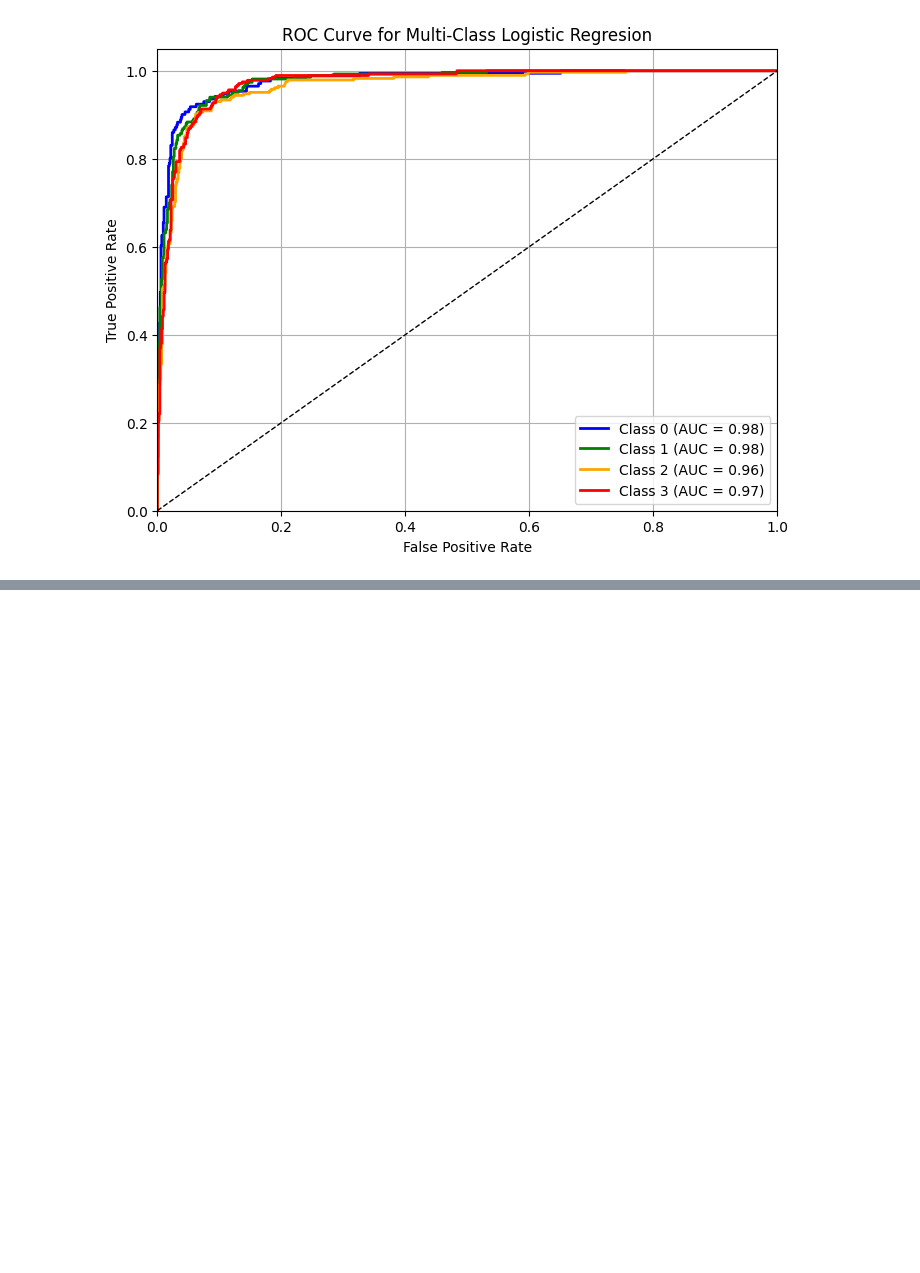
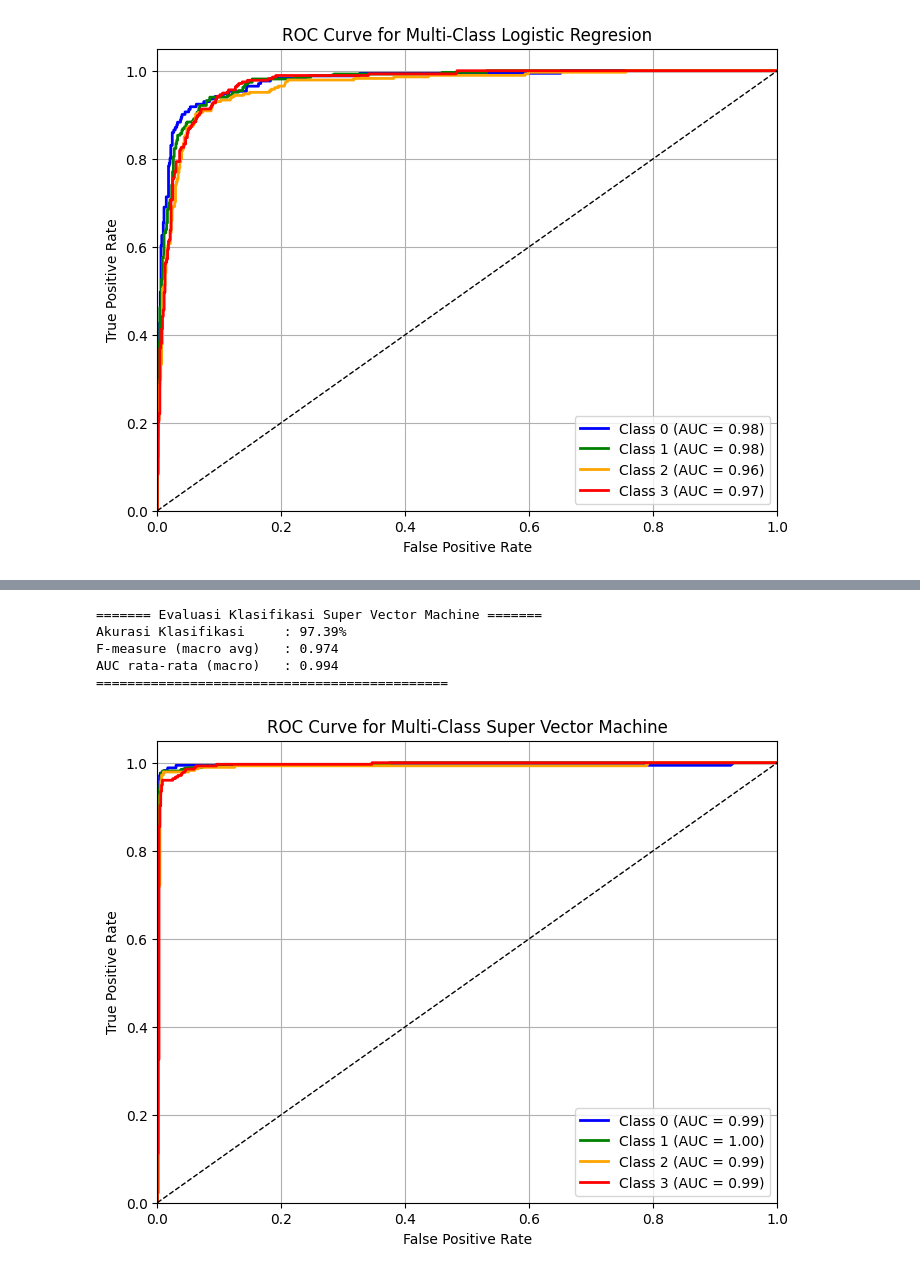
Before and after one commit to NelsonRichieRichardo/uib-ai-2331038-nelsonrichierichardo, a Jupyter notebook: pertemuan05/Untitled.ipynb, the cells around one changed output, grey strips where cells are left out. Saved outputs shown, nothing was run; the diff lists cells and outputs as text; code cells hidden in the pictures; blank space fills up the shorter version.

```diff
--- a/pertemuan05/Untitled.ipynb
+++ b/pertemuan05/Untitled.ipynb
@@ -540,0 +622,9 @@ AUC rata-rata (macro)   : 0.972
+# %%
+svm_results = evaluate_model(model_svm, X_test, y_test, model_name="Super Vector Machine")
+# %% [output]
+======= Evaluasi Klasifikasi Super Vector Machine =======
+Akurasi Klasifikasi     : 97.39%
+F-measure (macro avg)   : 0.974
+AUC rata-rata (macro)   : 0.994
+=============================================
+[figure, added]
```
Also changed, not shown: parts of 18 cells of this notebook.
